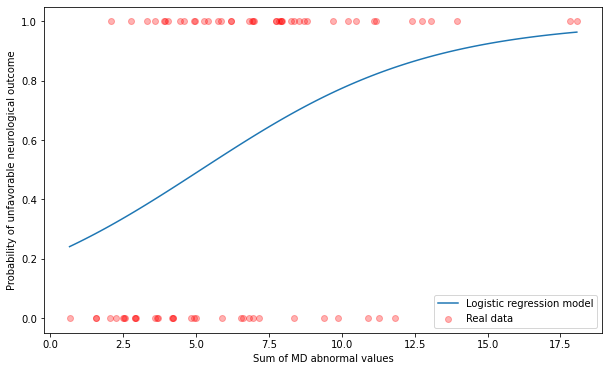
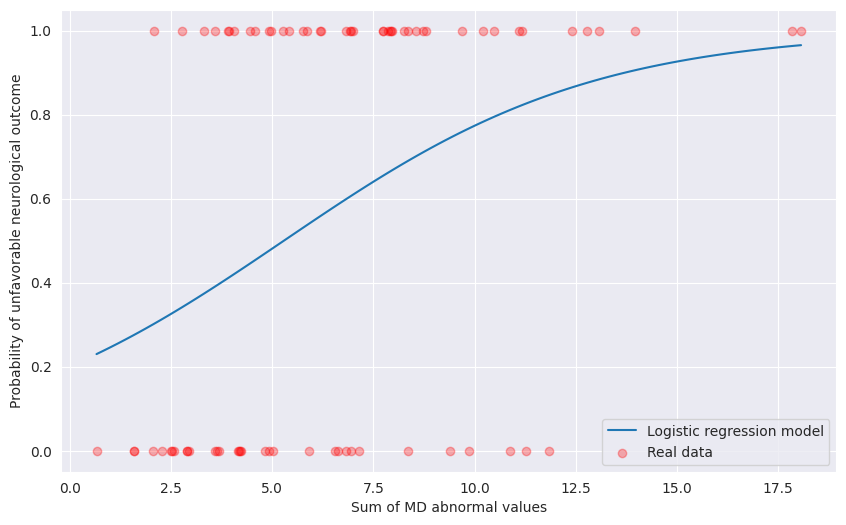
The notebook cell's code change between the first figure and the second:
--- before
+++ after
@@ -69,18 +69,2 @@
 # Création du forest plot avec les valeurs corrigées
 plot_forest_plot_corrected(or_value_corrected, ci_lower_corrected, ci_upper_corrected, indep_variable)
-
-## ROC curve
-y_pred = model.predict(X)
-fpr, tpr, thresholds = roc_curve(y, y_pred)
-roc_auc = auc(fpr, tpr)
-
-plt.figure()
-plt.plot(fpr, tpr, label='ROC curve (area = %0.2f)' % roc_auc)
-plt.plot([0, 1], [0, 1], 'k--')
-plt.xlim([0.0, 1.0])
-plt.ylim([0.0, 1.05])
-plt.xlabel('False Positive Rate')
-plt.ylabel('True Positive Rate')
-plt.title('Receiver Operating Characteristic')
-plt.legend(loc="lower right")
-plt.show()

Commit: refactor: delete ROC curve in univariate analysis